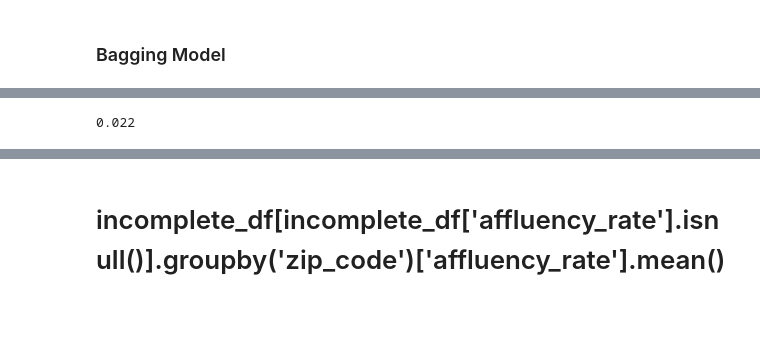
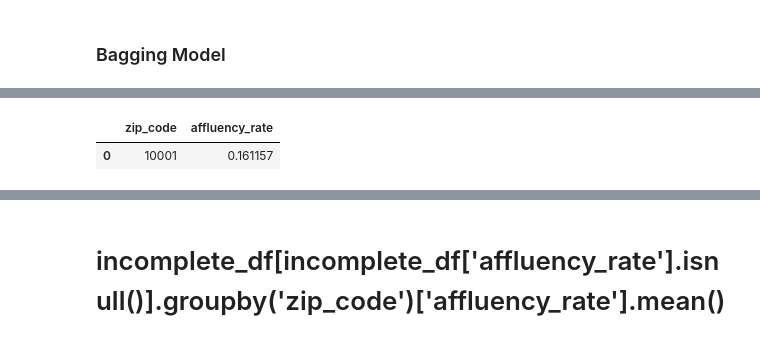
Before and after one commit to Shaddyjr/predicting_affluence_using_yelp, a Jupyter notebook: client_project_notebook.ipynb, the cells around one changed output, grey strips where cells are left out. Cells and saved outputs as stored; diff of their text form; code cells hidden in the pictures; blank space fills up the shorter version.

```diff
--- a/client_project_notebook.ipynb
+++ b/client_project_notebook.ipynb
@@ -712,7 +664,7 @@ knn = KNeighborsClassifier()
 
 knn_params = {'n_neighbors': range(3, 13, 2),
               'algorithm': ['ball_tree', 'kd_tree', 'brute']}
-gs_knn = GridSearchCV(knn, param_grid=knn_params, cv = 5, n_jobs=-1, verbose=2)
+gs_knn = GridSearchCV(knn, param_grid=knn_params, cv = 5, n_jobs=-1, verbose=2, scoring=specificity_scorer)
 # %%
 gs_knn.fit(X_train_sc, y_train)
 # %% [output]
@@ -756,12 +711,12 @@ The F1 score for this model is: 0.474
 # %%
 dt = DecisionTreeClassifier(random_state = random_state)
 
-dt_params = {'max_depth': [None, 3, 6, 7, 10],
+dt_params = {'max_depth': [None, 3, 6],
              'min_samples_split': [2, 3, 4],
              'min_samples_leaf': [1, 2],
-             'max_features': [94, 130, 150, None]}
+             'max_features': [150, None]}
 
-gs_dt = GridSearchCV(dt, param_grid=dt_params, cv = 5, n_jobs=-1, verbose=2)
+gs_dt = GridSearchCV(dt, param_grid=dt_params, cv = 5, n_jobs=-1, verbose=2, scoring=specificity_scorer)
 # %%
 gs_dt.fit(X_train, y_train)
 # %% [output]
@@ -866,16 +829,0 @@ The F1 score for this model is: 0.721
-# %%
-def query(zip):
-    if zip is int
-        if df[df['zip'] == zip] has affluency rate:
-            return afflency rate
-        else:
-            run the df[df['zip'] == zip] through the model
-            take the average of affluence for that zip code
-            return the affluency rate
-    else:
-        if df[df['cty'] == city] has affluency rate:
-            return afflency rate
-        else:
-            run the df[df['city'] == city] through the model
-            take the average of affluence for that zip code
-            return the affluency rate
@@ -882,9 +889,9 @@ def query(zip):
 # %%
-def query(zip):
-    if incomplete_df[incomplete_df['zip_code'] == zip]['affluency_rate'].iloc[0] != np.nan:
-        print(round(incomplete_df[incomplete_df['zip_code'] == zip]['affluency_rate'].iloc[0], 3))
+def query(postal_code):
+    if incomplete_df[incomplete_df['zip_code'] == postal_code]['affluency_rate'].isnull().sum() == 0:
+        return pd.DataFrame({'zip_code': postal_code, 'affluency_rate': incomplete_df[incomplete_df['zip_code'] == postal_code]['affluency_rate'].iloc[0]}, index = range(1))
     else:
-        X = incomplete_df[incomplete_df['zip_code'] == zip].drop(columns = ['id',
+        X = incomplete_df[incomplete_df['zip_code'] == postal_code].drop(columns = ['id',
                                                                             'zip_code',
                                                                             'city',
                                                                             'state',
@@ -892,9 +899,10 @@ def query(zip):
                                                                             'longitude',
                                                                             'affluency_rate',
                                                                             'transactions_'])
-        y_pred = gs_dt.predict_proba(X)
-        print(y_pred.mean())
+        y_pred = gs_dt.predict(X)
+        return X.mean()
 # %%
-query(11216)
+query(10001)
 # %% [output]
-0.022
+|  | zip_code | affluency_rate |
+| 0 | 10001 | 0.161157 |
```
Also changed, not shown: parts of 62 cells of this notebook.
